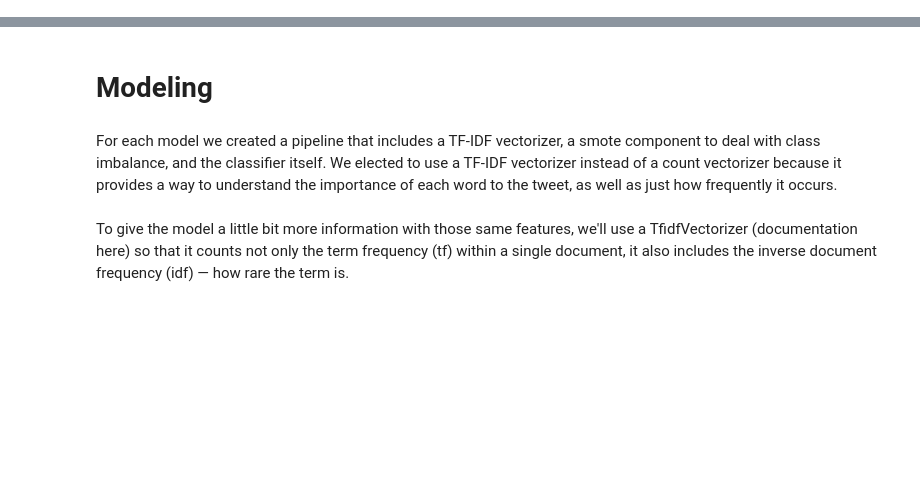
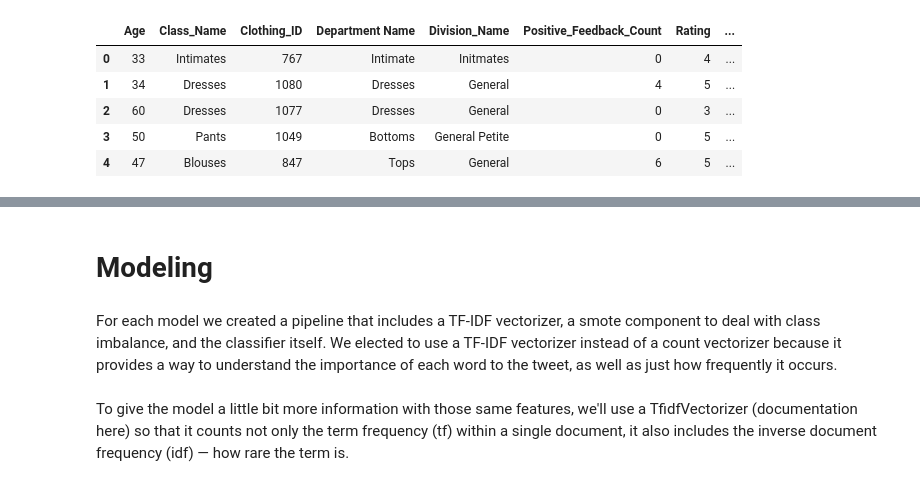
Before and after one commit to jlc0512/Utilizing-E-Commerce-Reviews-to-Predict-Comment-Sentiments, a Jupyter notebook: data_modeling_sentiment_prediction.ipynb, the cells around one changed output, grey strips where cells are left out. Drawn from its saved outputs; the diff is of its cells as text; code cells hidden in the pictures; blank space fills up the shorter version.

```diff
--- a/data_modeling_sentiment_prediction.ipynb
+++ b/data_modeling_sentiment_prediction.ipynb
@@ -122,0 +127,9 @@ dtype: int64
+# %%
+df2.head()
+# %% [output]
+|  | Age | Class_Name | Clothing_ID | Department Name | Division_Name | Positive_Feedback_Count | Rating | ... |
+| 0 | 33 | Intimates | 767 | Intimate | Initmates | 0 | 4 | ... |
+| 1 | 34 | Dresses | 1080 | Dresses | General | 4 | 5 | ... |
+| 2 | 60 | Dresses | 1077 | Dresses | General | 0 | 3 | ... |
+| 3 | 50 | Pants | 1049 | Bottoms | General Petite | 0 | 5 | ... |
+| 4 | 47 | Blouses | 847 | Tops | General | 6 | 5 | ... |
```
Also changed, not shown: parts of 136 cells of this notebook, 4 other files.
